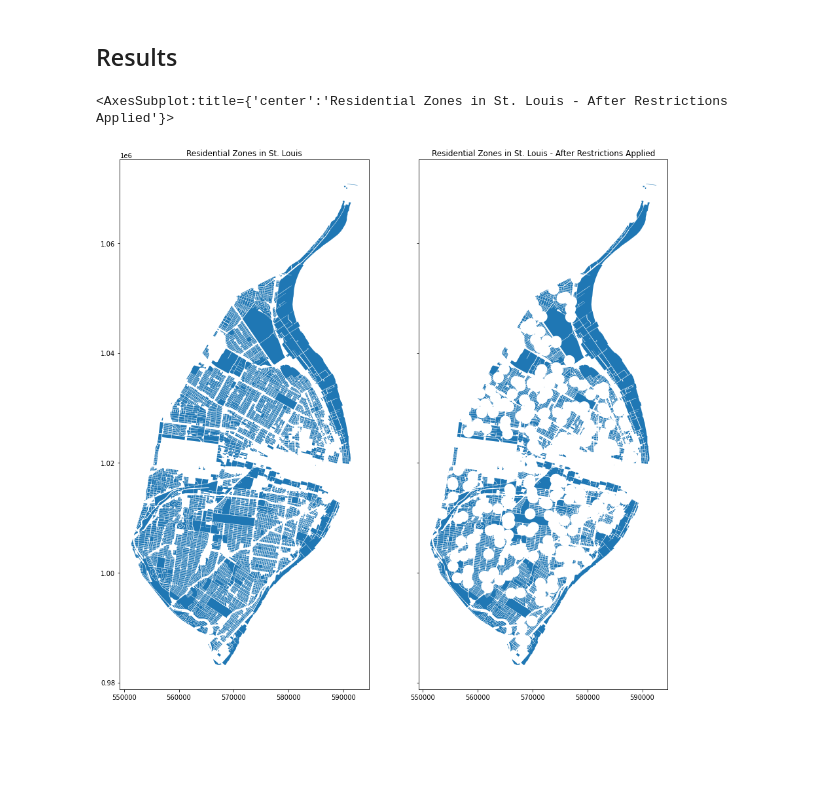
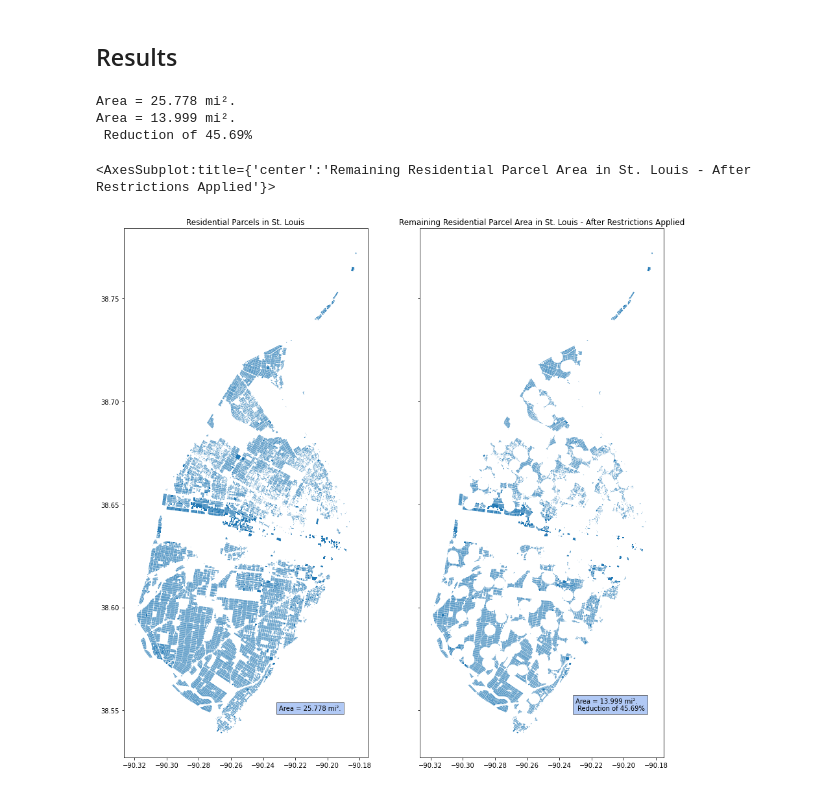
Before and after one commit to PMattox/dsa_masters, a Jupyter notebook: DSA_Capstone/Analysis - Residential Area.ipynb, the cells around one changed output. Cells and saved outputs as stored; diff of their text form; code cells hidden in the pictures; blank space fills up the shorter version.

Commit message:
completed residential area update - parcel basis

```diff
--- a/DSA_Capstone/Analysis - Residential Area.ipynb
+++ b/DSA_Capstone/Analysis - Residential Area.ipynb
@@ -252,0 +200,6 @@ area_remain_res_flat_sum
+# %%
+# find area of each parcel, convert to sq. miles, and store in a new column
+gdf_res_remain['area_sq_mi'] = (gdf_res_remain['geom'].area / (27878400.0))
+# sum the values in the new column to find the total area
+area_res_remain = sum(gdf_res_remain['area_sq_mi'])
+print("Total residential parcel area after restrictions applied = {0:.3f} square miles.".format(area_res_remain))
@@ -253,4 +208,4 @@ area_remain_res_flat_sum
 # %%
 # compute some basic stats
-area_diff = area_res_descr_flat_sum - area_remain_res_flat_sum
-area_diff_percent = area_diff / area_res_descr_flat_sum * 100
+area_diff = area_res - area_res_remain
+area_diff_percent = area_diff / area_res * 100
@@ -257,13 +244,31 @@ area_diff_percent = area_diff / area_res_descr_flat_sum * 100
 # %% [markdown]
 ## Results
+# %%
+# convert to global CRS in degress for more intuitive plotting/presentation
+gdf_parcels = gdf_parcels.to_crs(4326)
+gdf_res_remain = gdf_res_remain.to_crs(4326)
+# %%
+# work up some descriptive text to lay over the plots
+text1 = "Area = {0:.3f} mi².".format(area_res)
+print(text1)
+text2 = "Area = {0:.3f} mi².\n Reduction of {1:.2f}%".format(area_res_remain,area_diff_percent)
+print(text2)
+# %% [output]
+Area = 25.778 mi².
+Area = 13.999 mi².
+ Reduction of 45.69%
 # %%
 # same plots as above, but with before and after presentation
 # visualize these two results side by side
 fig, (ax1, ax2) = pyplot.subplots(ncols=2, sharex=True, sharey=True, figsize=(15,15))
-ax1.set_title('Residential Zones in St. Louis')
-ax2.set_title('Residential Zones in St. Louis - After Restrictions Applied')
-gdf_zoning_descr_flat.plot(ax=ax1)
-gdf_remain_descr_flat.plot(ax=ax2)
+ax1.set_title('Residential Parcels in St. Louis')
+ax2.set_title('Remaining Residential Parcel Area in St. Louis - After Restrictions Applied')
+
+ax1.text(-90.23, 38.55, text1, bbox=dict(facecolor='cornflowerblue', alpha=0.5))
+ax2.text(-90.23, 38.55, text2, bbox=dict(facecolor='cornflowerblue', alpha=0.5))
+
+gdf_parcels.plot(ax=ax1)
+gdf_res_remain.plot(ax=ax2)
 # %% [output]
-<AxesSubplot:title={'center':'Residential Zones in St. Louis - After Restrictions Applied'}>
+<AxesSubplot:title={'center':'Remaining Residential Parcel Area in St. Louis - After Restrictions Applied'}>
-[figure, old version]
+[figure, new version]
```
Also changed, not shown: parts of 46 cells of this notebook, 1 other file.
